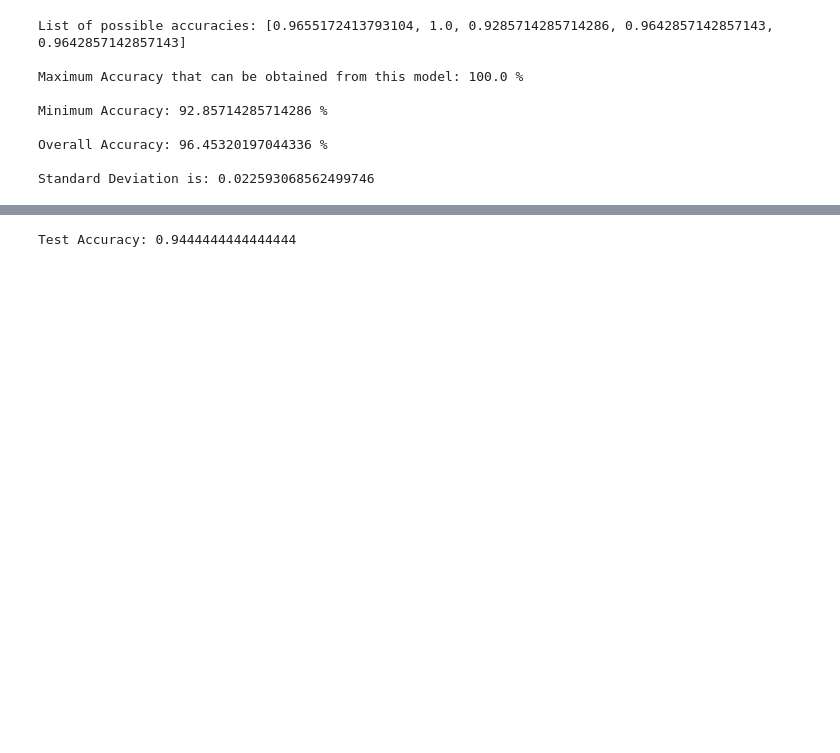
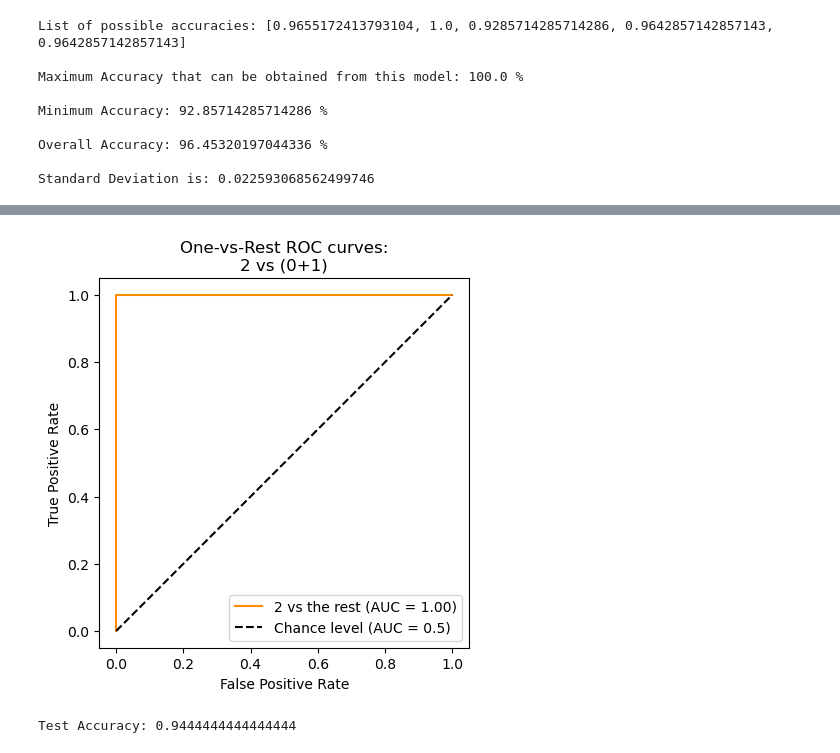
Before and after one commit to Francois-Moyson/Francois-Moyson, a Jupyter notebook: k-nnfp/knnfp-classification.ipynb, the cells around one changed output, grey strips where cells are left out. Saved outputs shown, nothing was run; the diff lists cells and outputs as text; code cells hidden in the pictures; blank space fills up the shorter version.

```diff
--- a/k-nnfp/knnfp-classification.ipynb
+++ b/k-nnfp/knnfp-classification.ipynb
@@ -272,3 +345,24 @@ Standard Deviation is: 0.022593068562499746
+# %%
+# Preparing ROC OvR : class 2 vs classes 0+1
+class_of_interest = 2 # could be "virginica" for iris dataset
+class_id = np.flatnonzero(label_binarizer.classes_ == class_of_interest)[0]
+
+# Draw ROC curve
+RocCurveDisplay.from_predictions(
+    y_onehot_test[:, class_id],
+    y_pred[:, class_id],
+    name=f"{class_of_interest} vs the rest",
+    color="darkorange",
+    plot_chance_level=True,
+)
+plt.axis("square")
+plt.xlabel("False Positive Rate")
+plt.ylabel("True Positive Rate")
+plt.title("One-vs-Rest ROC curves:\n2 vs (0+1)")
+plt.legend()
+plt.show()
+# %% [output]
+[figure, added]
 # %%
 # Final evaluation on the test set
 # We should keep in mind that a randomly chosen test set will produce high variance in the results
```
Also changed, not shown: parts of 7 cells of this notebook.
